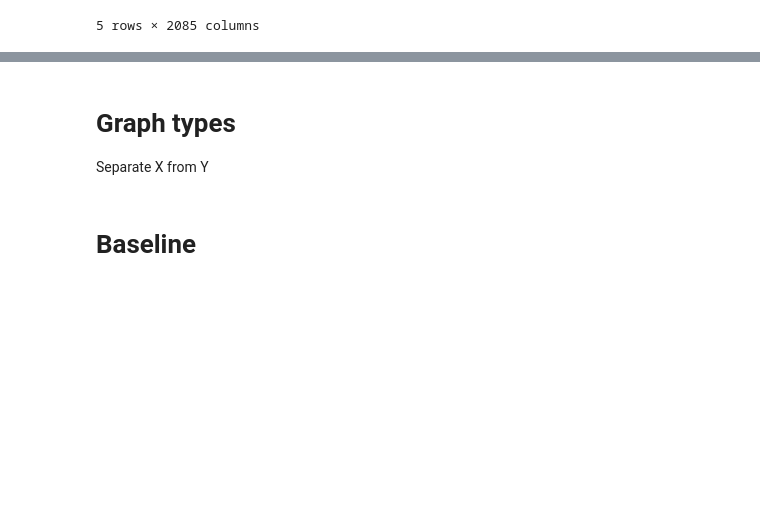
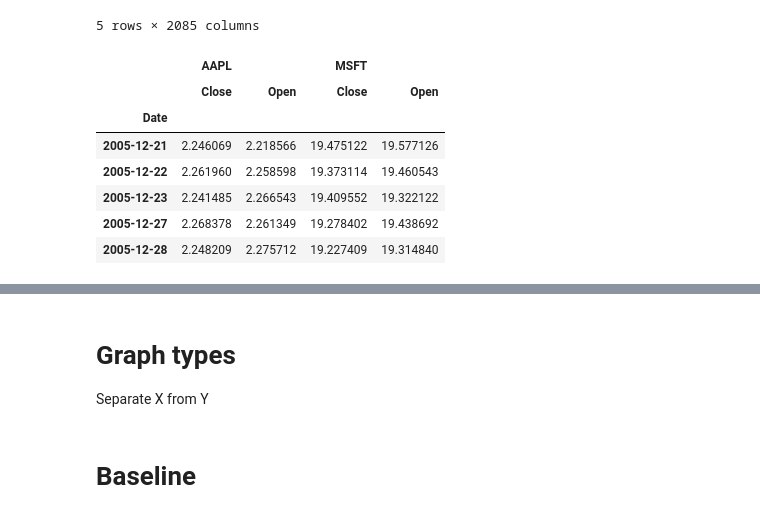
Before and after one commit to langflow-ai/wavy, a Jupyter notebook: notebooks/test_analysis.ipynb, the cells around one changed output, grey strips where cells are left out. Drawn from its saved outputs; the diff is of its cells as text; code cells hidden in the pictures; blank space fills up the shorter version.

```diff
--- a/notebooks/test_analysis.ipynb
+++ b/notebooks/test_analysis.ipynb
@@ -27,4 +27,15 @@ df.head(5)
 | 2005-12-28 | 39.455973 | 39.696782 | 39.244353 | 39.310028 | 427200.0 | 18.853798 | 18.935281 | 18.747245 | 18.803656 | 2026300.0 | ... | ... |
 5 rows × 2085 columns
 # %%
-panel_ = panel.from_data(df, lookback = 5, horizon = 1, gap = 0, assets = ['AAPL', 'MSFT'], channels= ['Close', 'Open'])
+panel_ = panel.from_data(df, lookback = 5, horizon = 3, gap = 2, assets = ['AAPL', 'MSFT'], channels= ['Close', 'Open'])
+# %%
+panel_.x[0]
+# %% [output]
+|  | AAPL |  | MSFT |  |
+|  | Close | Open | Close | Open |
+| Date |  |  |  |  |
+| 2005-12-21 | 2.246069 | 2.218566 | 19.475122 | 19.577126 |
+| 2005-12-22 | 2.261960 | 2.258598 | 19.373114 | 19.460543 |
+| 2005-12-23 | 2.241485 | 2.266543 | 19.409552 | 19.322122 |
+| 2005-12-27 | 2.268378 | 2.261349 | 19.278402 | 19.438692 |
+| 2005-12-28 | 2.248209 | 2.275712 | 19.227409 | 19.314840 |
```
Also changed, not shown: parts of 10 cells of this notebook, 8 other files.
